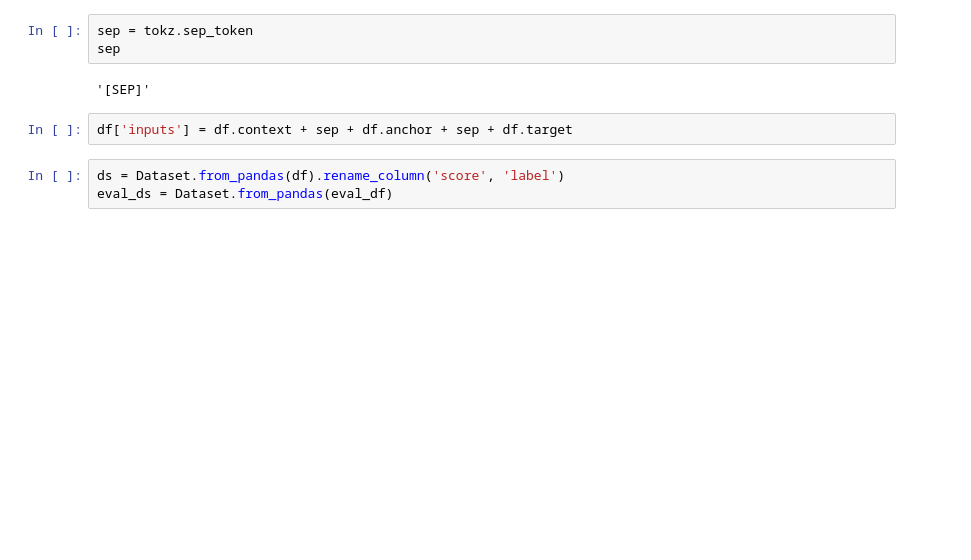
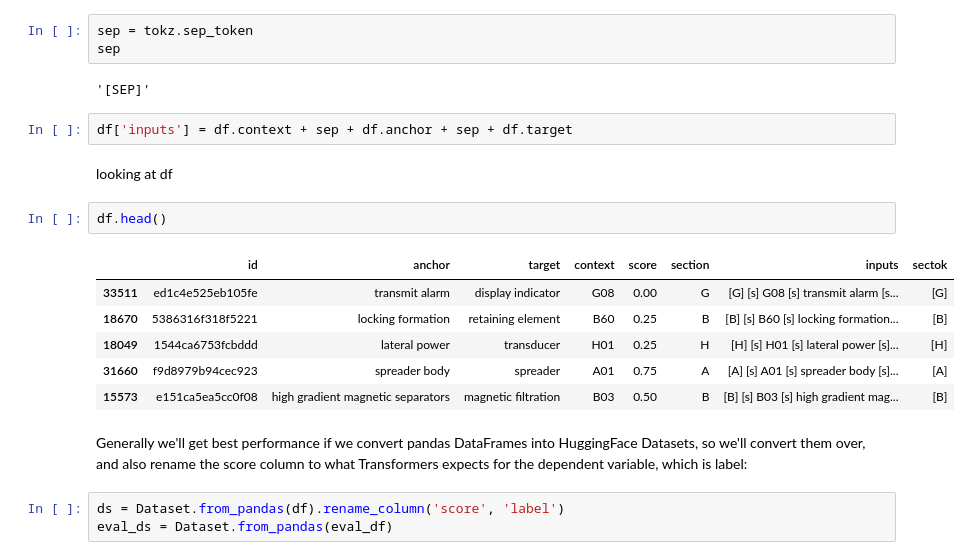
Before and after one commit to fanbyprinciple/kaggle_kernels, a Jupyter notebook: from-jeremy-s-iterate-like-a-grandmaster.ipynb, the cells around one changed output. Saved outputs shown, nothing was run; the diff lists cells and outputs as text; blank space fills up the shorter version.

```diff
--- a/from-jeremy-s-iterate-like-a-grandmaster.ipynb
+++ b/from-jeremy-s-iterate-like-a-grandmaster.ipynb
@@ -159,6 +207,19 @@ sep
 '[SEP]'
 # %%
 df['inputs'] = df.context + sep + df.anchor + sep + df.target
+# %% [markdown]
+looking at df
+# %%
+df.head()
+# %% [output]
+|  | id | anchor | target | context | score | section | inputs | sectok |
+| 33511 | ed1c4e525eb105fe | transmit alarm | display indicator | G08 | 0.00 | G | [G] [s] G08 [s] transmit alarm [s... | [G] |
+| 18670 | 5386316f318f5221 | locking formation | retaining element | B60 | 0.25 | B | [B] [s] B60 [s] locking formation... | [B] |
+| 18049 | 1544ca6753fcbddd | lateral power | transducer | H01 | 0.25 | H | [H] [s] H01 [s] lateral power [s]... | [H] |
+| 31660 | f9d8979b94cec923 | spreader body | spreader | A01 | 0.75 | A | [A] [s] A01 [s] spreader body [s]... | [A] |
+| 15573 | e151ca5ea5cc0f08 | high gradient magnetic separators | magnetic filtration | B03 | 0.50 | B | [B] [s] B03 [s] high gradient mag... | [B] |
+# %% [markdown]
+Generally we'll get best performance if we convert pandas DataFrames into HuggingFace Datasets, so we'll convert them over, and also rename the score column to what Transformers expects for the dependent variable, which is label:
 # %%
 ds = Dataset.from_pandas(df).rename_column('score', 'label')
 eval_ds = Dataset.from_pandas(eval_df)
```
Also changed, not shown: parts of 62 cells of this notebook.
